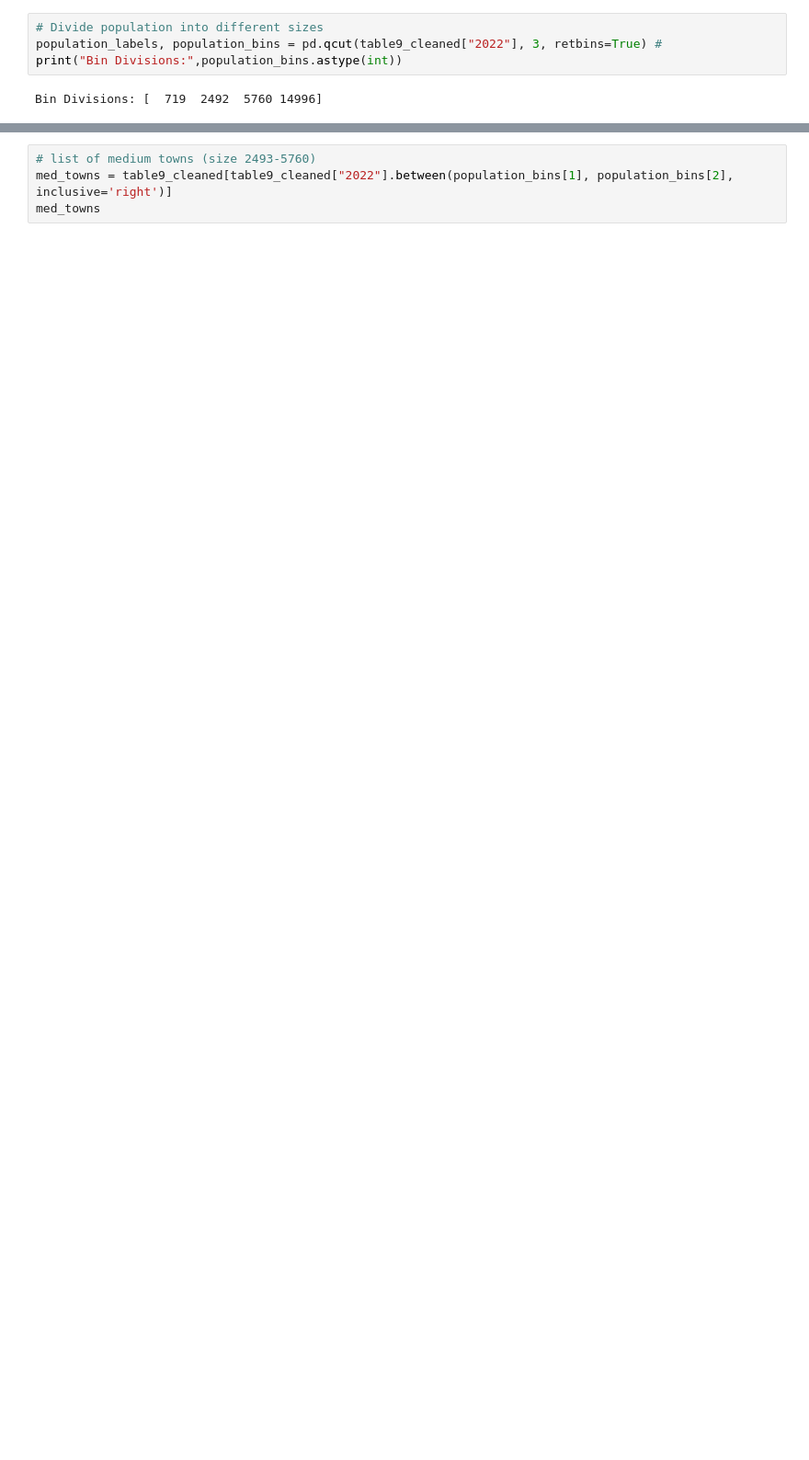
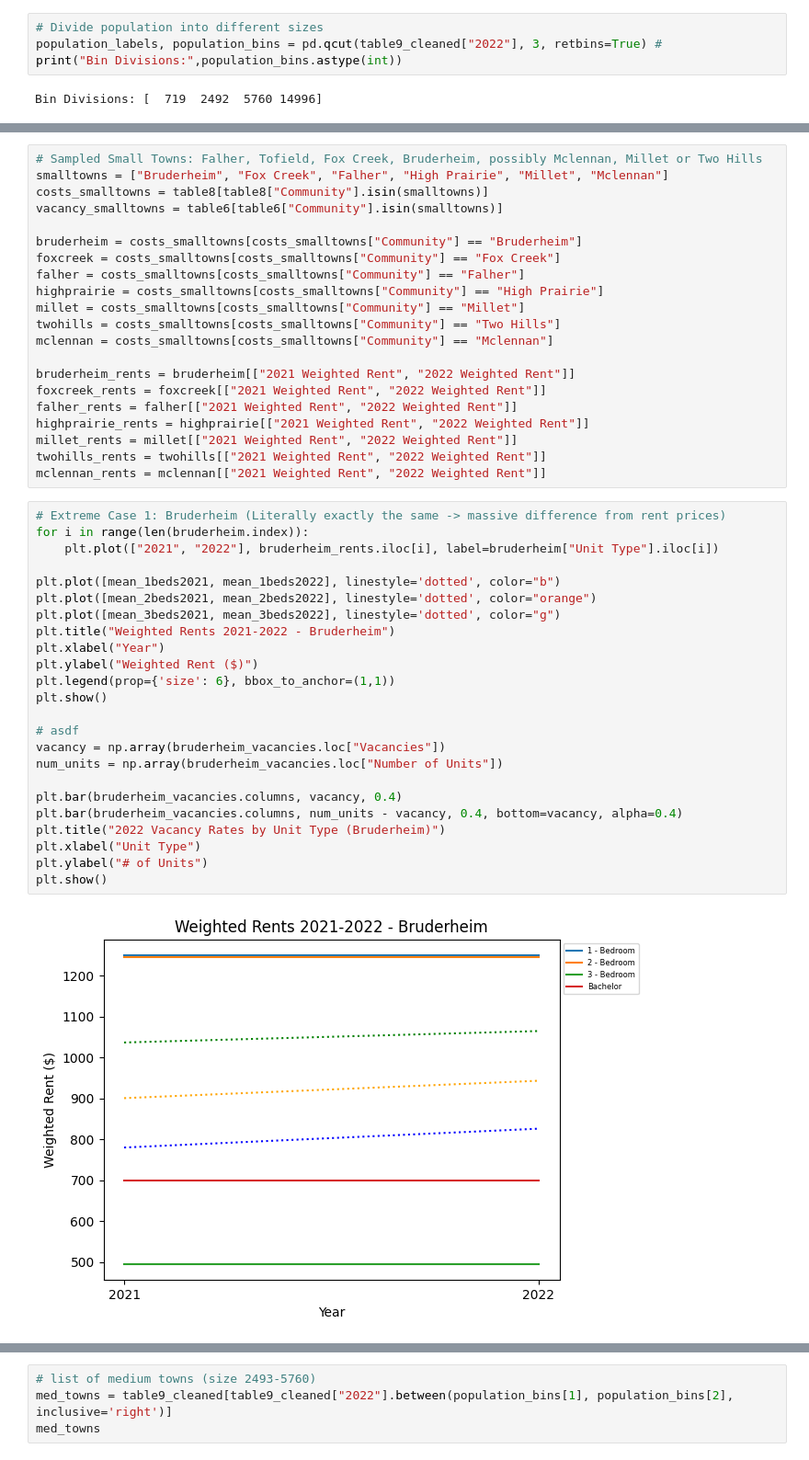
Before and after one commit to Mathemusician1729/DATA-221-Project, a Jupyter notebook: 221-Project.ipynb, the cells around one changed output, grey strips where cells are left out. Shown at 92% size. Saved outputs shown, nothing was run; the diff lists cells and outputs as text; blank space fills up the shorter version.

Commit message:
Complete more small graphs (still more TODO)

```diff
--- a/221-Project.ipynb
+++ b/221-Project.ipynb
@@ -126,0 +232,47 @@ This means we are going to divide the population as:
+# %%
+# Sampled Small Towns: Falher, Tofield, Fox Creek, Bruderheim, possibly Mclennan, Millet or Two Hills
+smalltowns = ["Bruderheim", "Fox Creek", "Falher", "High Prairie", "Millet", "Mclennan"]
+costs_smalltowns = table8[table8["Community"].isin(smalltowns)]
+vacancy_smalltowns = table6[table6["Community"].isin(smalltowns)]
+
+bruderheim = costs_smalltowns[costs_smalltowns["Community"] == "Bruderheim"]
+foxcreek = costs_smalltowns[costs_smalltowns["Community"] == "Fox Creek"]
+falher = costs_smalltowns[costs_smalltowns["Community"] == "Falher"]
+highprairie = costs_smalltowns[costs_smalltowns["Community"] == "High Prairie"]
+millet = costs_smalltowns[costs_smalltowns["Community"] == "Millet"]
+twohills = costs_smalltowns[costs_smalltowns["Community"] == "Two Hills"]
+mclennan = costs_smalltowns[costs_smalltowns["Community"] == "Mclennan"]
+
+bruderheim_rents = bruderheim[["2021 Weighted Rent", "2022 Weighted Rent"]]
+foxcreek_rents = foxcreek[["2021 Weighted Rent", "2022 Weighted Rent"]]
+falher_rents = falher[["2021 Weighted Rent", "2022 Weighted Rent"]]
+highprairie_rents = highprairie[["2021 Weighted Rent", "2022 Weighted Rent"]]
+millet_rents = millet[["2021 Weighted Rent", "2022 Weighted Rent"]]
+twohills_rents = twohills[["2021 Weighted Rent", "2022 Weighted Rent"]]
+mclennan_rents = mclennan[["2021 Weighted Rent", "2022 Weighted Rent"]]
+# %%
+# Extreme Case 1: Bruderheim (Literally exactly the same -> massive difference from rent prices)
+for i in range(len(bruderheim.index)):
+    plt.plot(["2021", "2022"], bruderheim_rents.iloc[i], label=bruderheim["Unit Type"].iloc[i])
+
+plt.plot([mean_1beds2021, mean_1beds2022], linestyle='dotted', color="b")
+plt.plot([mean_2beds2021, mean_2beds2022], linestyle='dotted', color="orange")
+plt.plot([mean_3beds2021, mean_3beds2022], linestyle='dotted', color="g")
+plt.title("Weighted Rents 2021-2022 - Bruderheim")
+plt.xlabel("Year")
+plt.ylabel("Weighted Rent ($)")
+plt.legend(prop={'size': 6}, bbox_to_anchor=(1,1))
+plt.show()
+
+# asdf
+vacancy = np.array(bruderheim_vacancies.loc["Vacancies"])
+num_units = np.array(bruderheim_vacancies.loc["Number of Units"])
+
+plt.bar(bruderheim_vacancies.columns, vacancy, 0.4)
+plt.bar(bruderheim_vacancies.columns, num_units - vacancy, 0.4, bottom=vacancy, alpha=0.4)
+plt.title("2022 Vacancy Rates by Unit Type (Bruderheim)")
+plt.xlabel("Unit Type")
+plt.ylabel("# of Units")
+plt.show()
+# %% [output]
+[figure, added]
```
Also changed, not shown: parts of 33 cells of this notebook, 5 other files.
